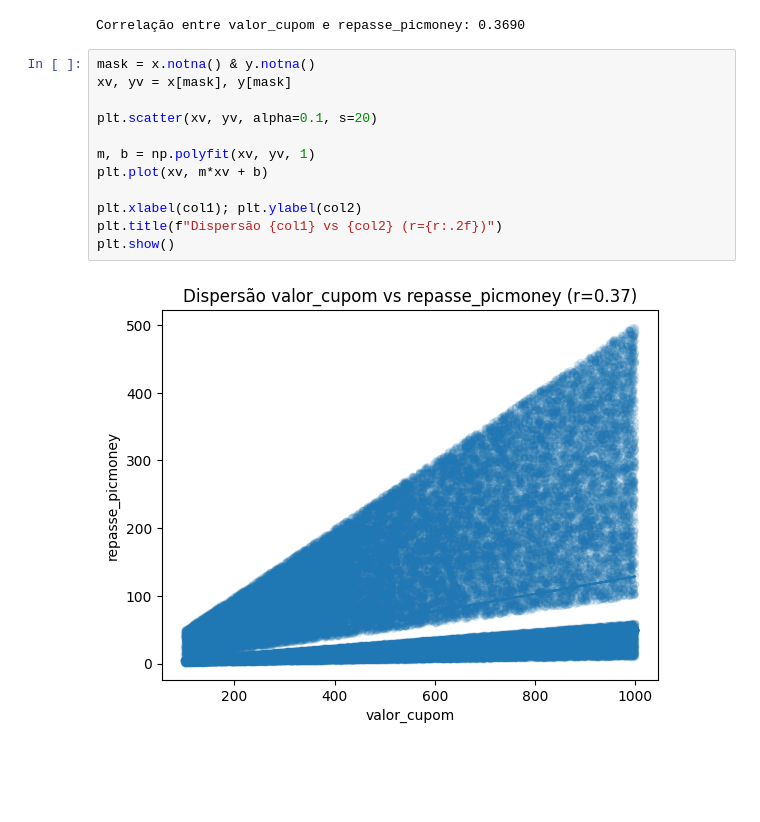
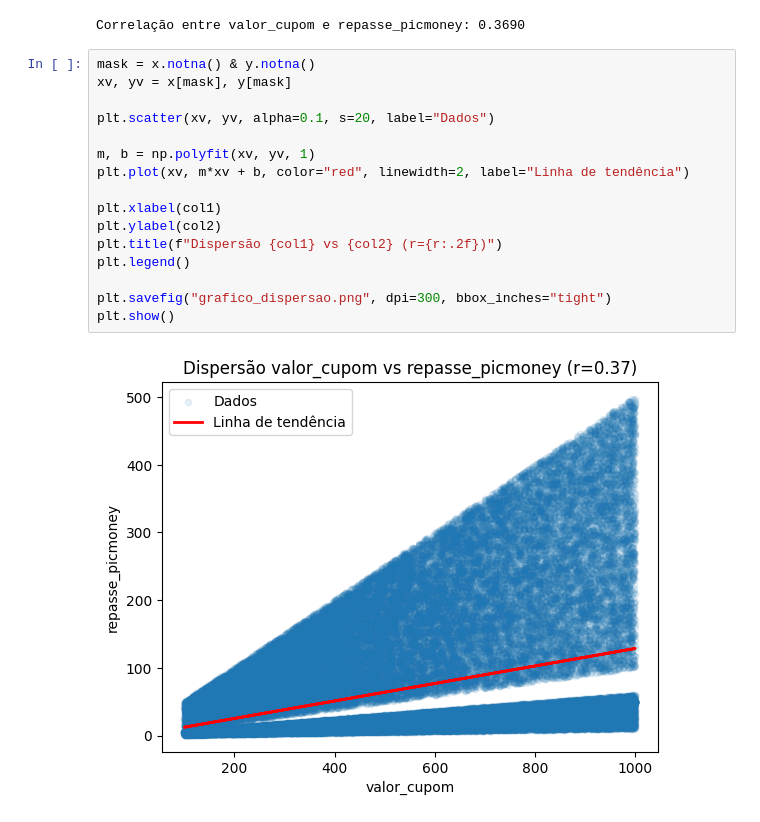
Before and after one commit to 2025-2-NCC4/Projeto2, a Jupyter notebook: documentos/Entrega 1/Analise_Inferencial_de_Dados/bases_de_dados/analise_inferencial.ipynb, the cells around one changed output. Saved outputs shown, nothing was run; the diff lists cells and outputs as text; blank space fills up the shorter version.

```diff
--- a/documentos/Entrega 1/Analise_Inferencial_de_Dados/bases_de_dados/analise_inferencial.ipynb
+++ b/documentos/Entrega 1/Analise_Inferencial_de_Dados/bases_de_dados/analise_inferencial.ipynb
@@ -21,14 +20,18 @@ Correlação entre valor_cupom e repasse_picmoney: 0.3690
 # %%
 mask = x.notna() & y.notna()
 xv, yv = x[mask], y[mask]
 
-plt.scatter(xv, yv, alpha=0.1, s=20)
+plt.scatter(xv, yv, alpha=0.1, s=20, label="Dados")
 
 m, b = np.polyfit(xv, yv, 1)
-plt.plot(xv, m*xv + b)
+plt.plot(xv, m*xv + b, color="red", linewidth=2, label="Linha de tendência")
 
-plt.xlabel(col1); plt.ylabel(col2)
+plt.xlabel(col1)
+plt.ylabel(col2)
 plt.title(f"Dispersão {col1} vs {col2} (r={r:.2f})")
+plt.legend()
+
+plt.savefig("grafico_dispersao.png", dpi=300, bbox_inches="tight")
 plt.show()
 # %% [output]
-[figure, old version]
+[figure, new version]
```
Also changed, not shown: parts of 1 cell of this notebook, 4 other files.
